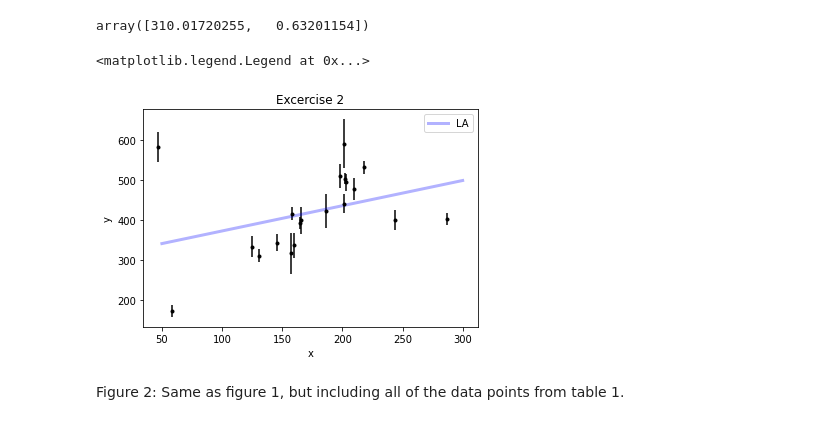
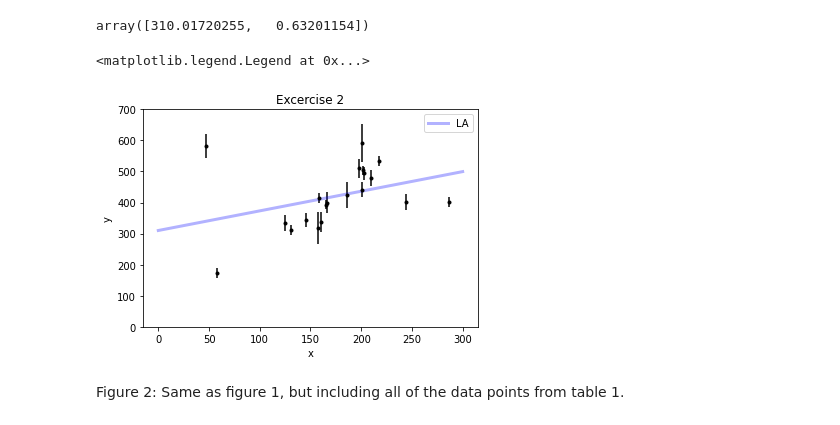
Before and after one commit to mpedraza98/DSPS_MPEDRAZA, a Jupyter notebook: HW5/HW5.ipynb, the cells around one changed output. Drawn from its saved outputs; the diff is of its cells as text; code cells hidden in the pictures.

```diff
--- a/HW5/HW5.ipynb
+++ b/HW5/HW5.ipynb
@@ -74,16 +74,17 @@ theta_best
 array([310.01720255,   0.63201154])
 # %%
 plt.errorbar(X,Y,yerr,fmt=".k",capsize=0)
-x0 = np.linspace(50,300,10)
+x0 = np.linspace(0,300,10)
 plt.plot(x0, theta_best[1] * x0 + theta_best[0], "b",
          alpha=0.3, lw=3, label="LA")
 plt.title('Excercise 2')
+plt.ylim(0,700)
 plt.xlabel('x')
 plt.ylabel('y')
 plt.legend()
 # %% [output]
 <matplotlib.legend.Legend at 0x...>
-[figure, old version]
+[figure, new version]
 # %% [markdown]
 Figure 2: Same as figure 1, but including all of the data points from table 1.
 # %%
```
Also changed, not shown: parts of 4 cells of this notebook.
